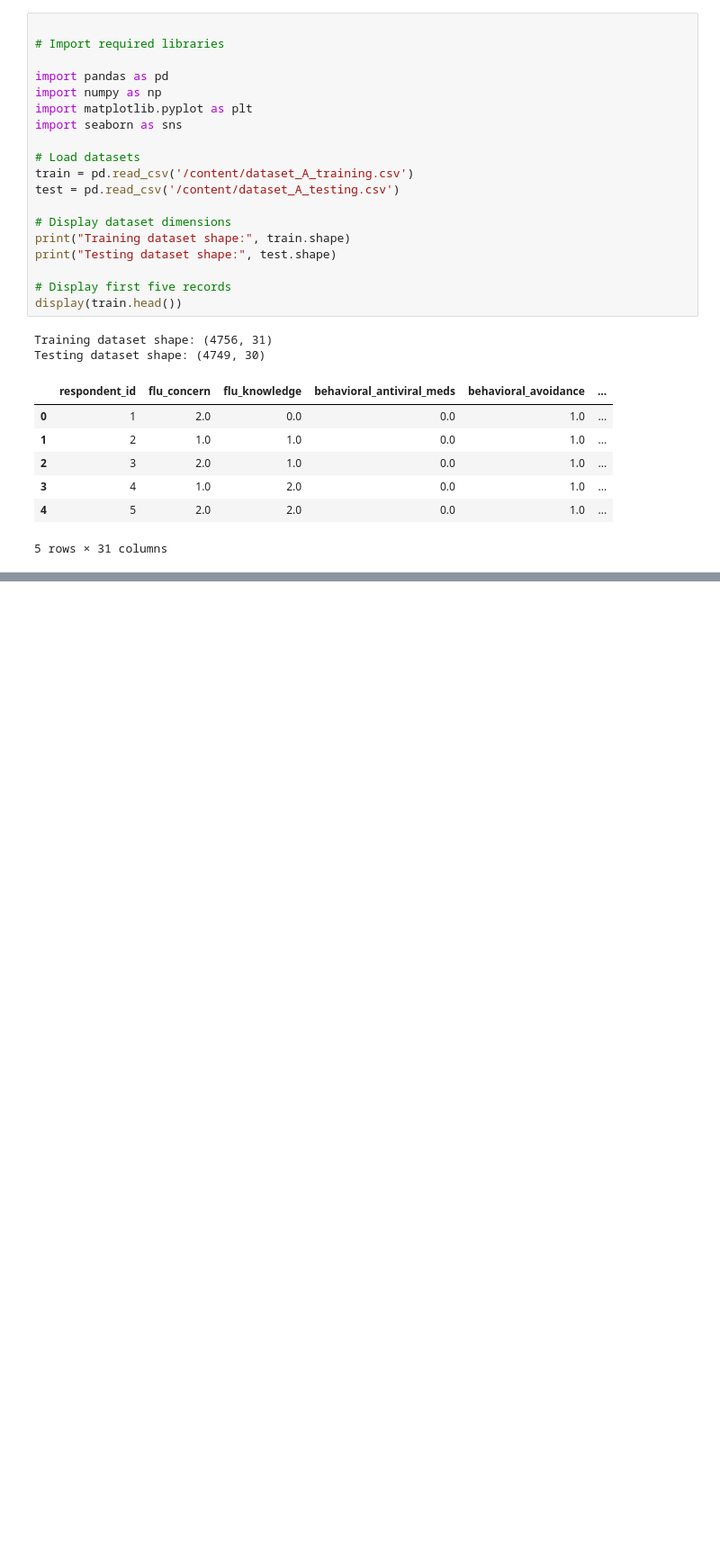
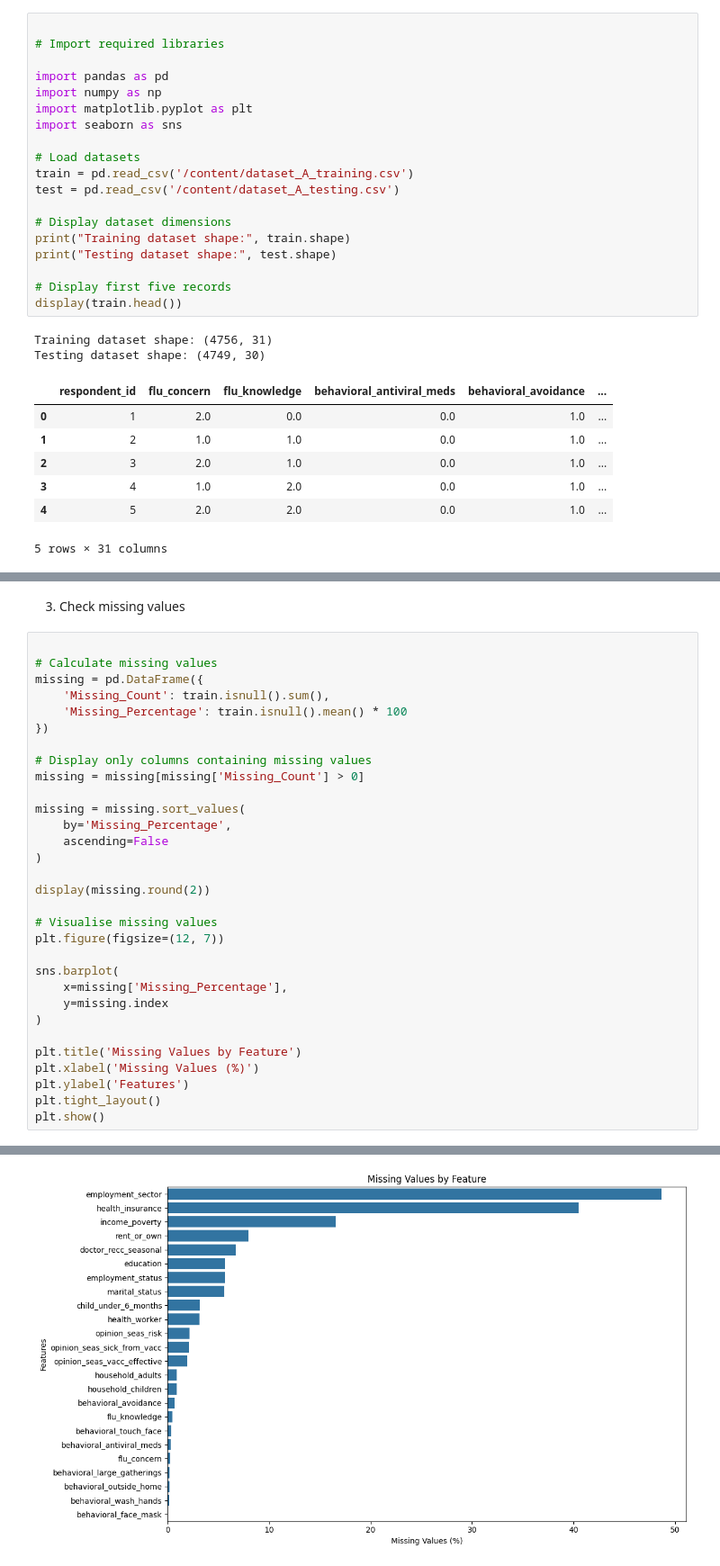
Before and after one commit to Hackathon-D-Group-2026/Hackathon_D_Group_2026, a Jupyter notebook: Untitled11.ipynb, the cells around one changed output, grey strips where cells are left out. Shown at 90% size. Saved outputs shown, nothing was run; the diff lists cells and outputs as text; blank space fills up the shorter version.

```diff
--- a/Untitled11.ipynb
+++ b/Untitled11.ipynb
@@ -31,0 +66,34 @@ Testing dataset shape: (4749, 30)
+# %% [markdown]
+3. Check missing values
+# %%
+
+# Calculate missing values
+missing = pd.DataFrame({
+    'Missing_Count': train.isnull().sum(),
+    'Missing_Percentage': train.isnull().mean() * 100
+})
+
+# Display only columns containing missing values
+missing = missing[missing['Missing_Count'] > 0]
+
+missing = missing.sort_values(
+    by='Missing_Percentage',
+    ascending=False
+)
+
+display(missing.round(2))
+
+# Visualise missing values
+plt.figure(figsize=(12, 7))
+
+sns.barplot(
+    x=missing['Missing_Percentage'],
+    y=missing.index
+)
+
+plt.title('Missing Values by Feature')
+plt.xlabel('Missing Values (%)')
+plt.ylabel('Features')
+plt.tight_layout()
+plt.show()
+# %% [output]
@@ -31,0 +117 @@ Testing dataset shape: (4749, 30)
+[figure, added]
```
Also changed, not shown: parts of 5 cells of this notebook.
